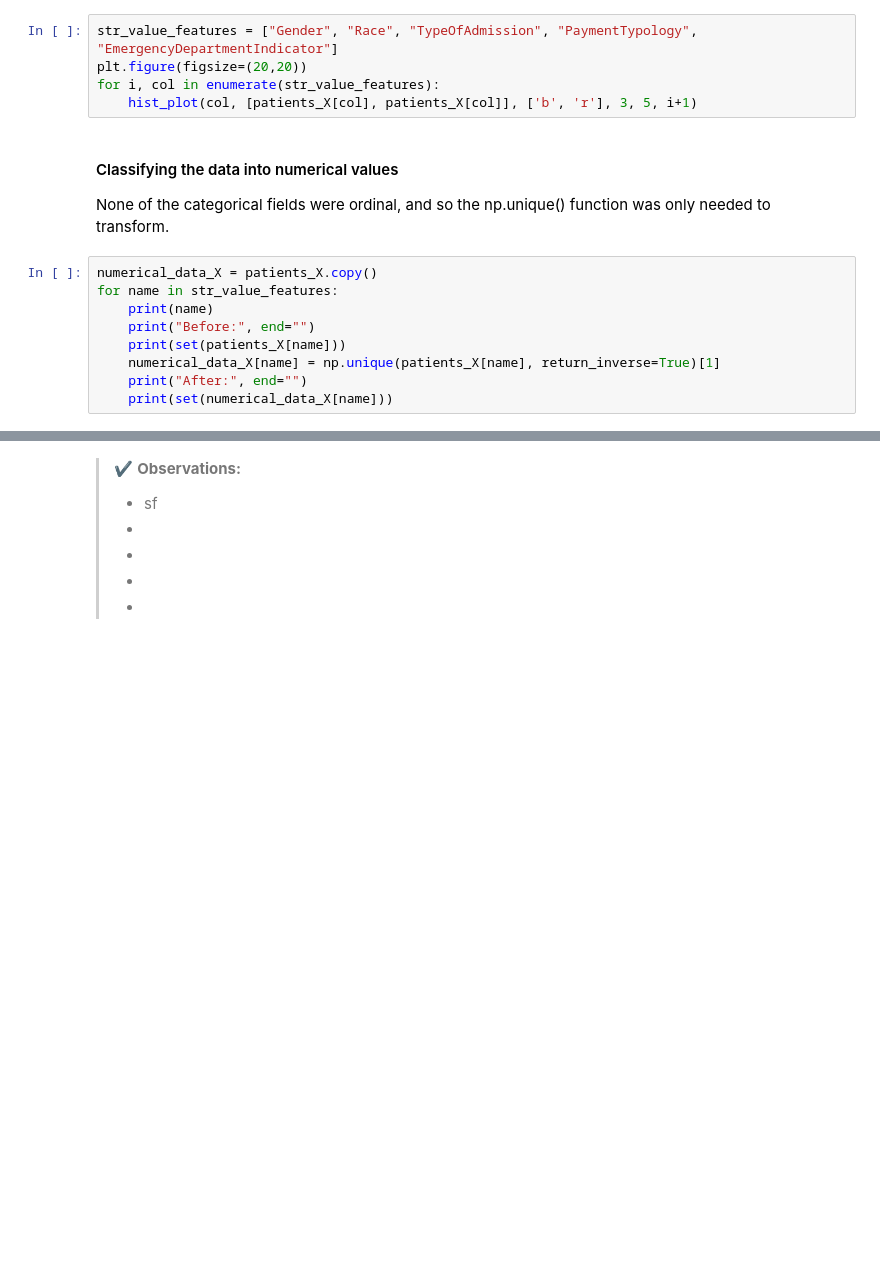
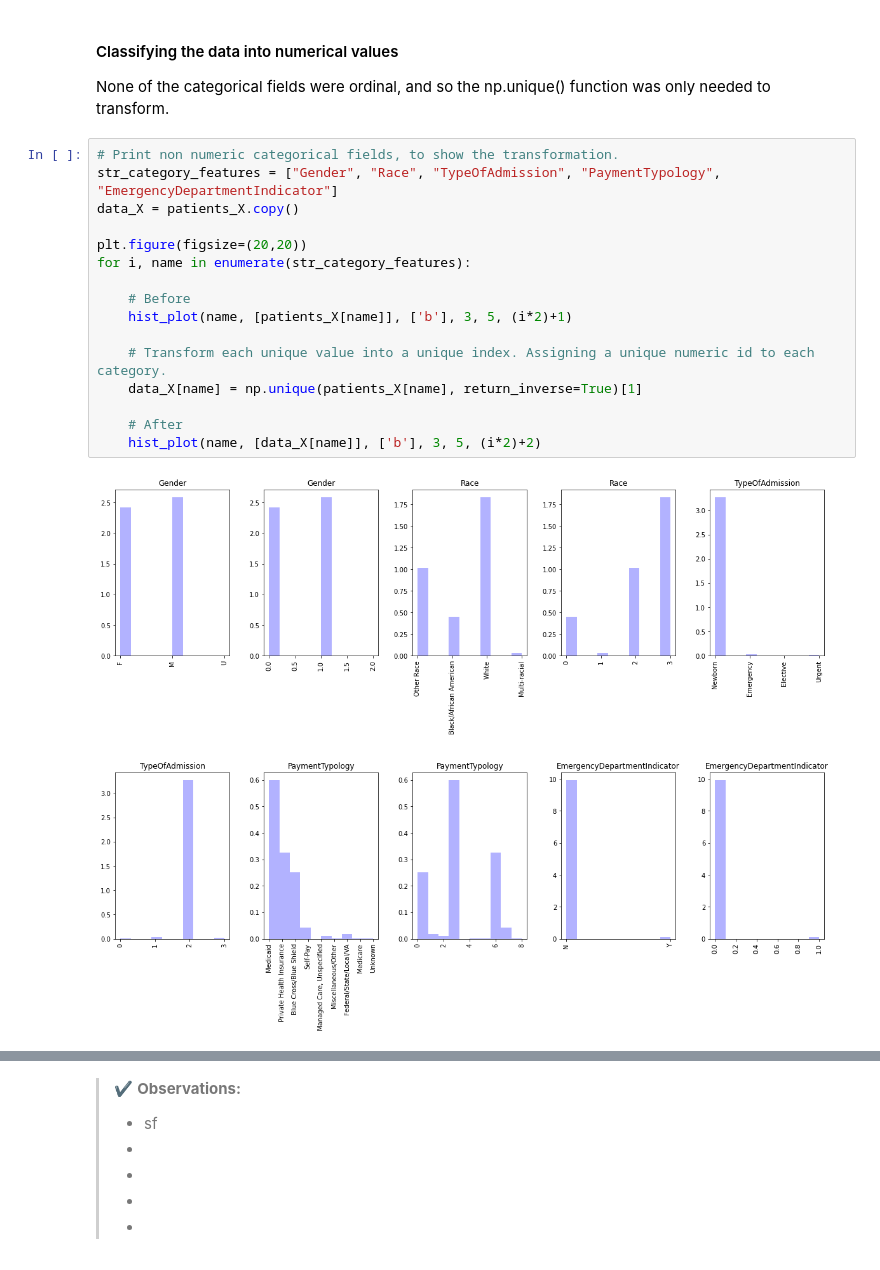
Before and after one commit to Luke-Mason/ML-A1, a Jupyter notebook: Assignment-1.ipynb, the cells around one changed output, grey strips where cells are left out. Saved outputs shown, nothing was run; the diff lists cells and outputs as text; blank space fills up the shorter version.

Commit message:
Added transforming string data into numeric

```diff
--- a/Assignment-1.ipynb
+++ b/Assignment-1.ipynb
@@ -92,21 +94,25 @@ These non numerical fields are:
     - TypeOfAdmission
     - PaymentTypology
     - EmergencyDepartmentIndicator
-# %%
-str_value_features = ["Gender", "Race", "TypeOfAdmission", "PaymentTypology", "EmergencyDepartmentIndicator"]
-plt.figure(figsize=(20,20))
-for i, col in enumerate(str_value_features):
-    hist_plot(col, [patients_X[col], patients_X[col]], ['b', 'r'], 3, 5, i+1)
 # %% [markdown]
 #### Classifying the data into numerical values
 None of the categorical fields were ordinal, and so the np.unique() function was only needed to transform.
-# %%
-numerical_data_X = patients_X.copy()
-for name in str_value_features:
-    print(name)
-    print("Before:", end="")
-    print(set(patients_X[name]))
-    numerical_data_X[name] = np.unique(patients_X[name], return_inverse=True)[1]
-    print("After:", end="")
-    print(set(numerical_data_X[name]))
+# %%
+# Print non numeric categorical fields, to show the transformation.
+str_category_features = ["Gender", "Race", "TypeOfAdmission", "PaymentTypology", "EmergencyDepartmentIndicator"]
+data_X = patients_X.copy()
+
+plt.figure(figsize=(20,20))
+for i, name in enumerate(str_category_features):
+
+    # Before
+    hist_plot(name, [patients_X[name]], ['b'], 3, 5, (i*2)+1)
+
+    # Transform each unique value into a unique index. Assigning a unique numeric id to each category.
+    data_X[name] = np.unique(patients_X[name], return_inverse=True)[1]
+
+    # After
+    hist_plot(name, [data_X[name]], ['b'], 3, 5, (i*2)+2)
+# %% [output]
+[figure, added]
 # %%
```
Also changed, not shown: parts of 10 cells of this notebook.
